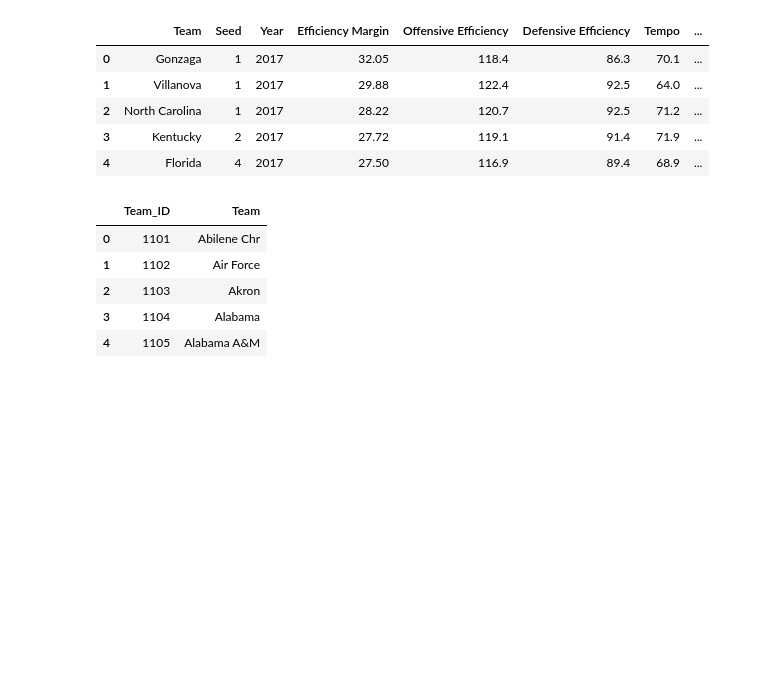
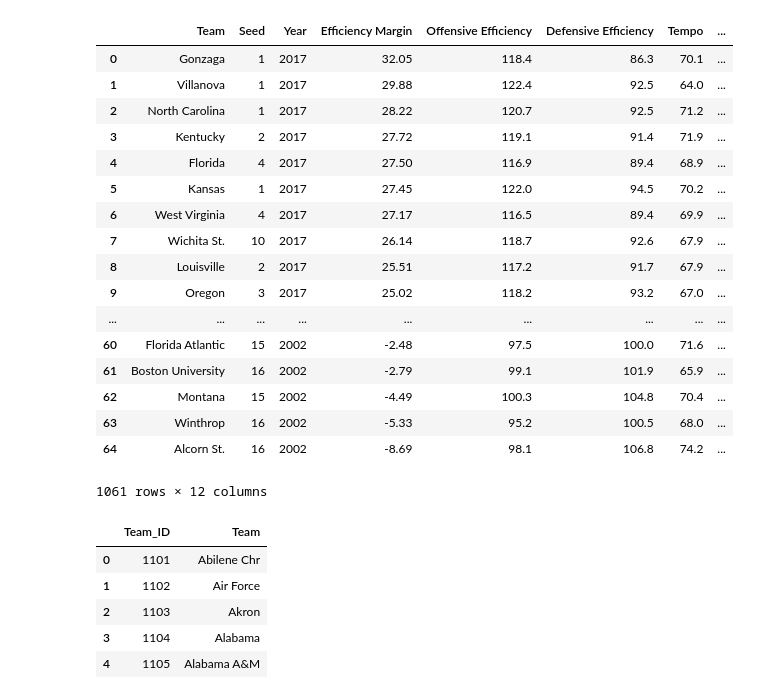
Before and after one commit to cshartrand/NCAA-March-Madness, a Jupyter notebook: Data-Cleaning.ipynb, the cells around one changed output. Drawn from its saved outputs; the diff is of its cells as text; code cells hidden in the pictures; blank space fills up the shorter version.

Commit message:
Combining the data

```diff
--- a/Data-Cleaning.ipynb
+++ b/Data-Cleaning.ipynb
@@ -1,15 +1,27 @@
 # %%
 import pandas as pd
 import numpy as np
-data  = pd.DataFrame.from_csv('ncaa-team-data.csv')
+data  = pd.DataFrame.from_csv('data/ncaa-team-data.csv')
 data
 # %% [output]
 |  | Team | Seed | Year | Efficiency Margin | Offensive Efficiency | Defensive Efficiency | Tempo | ... |
 | 0 | Gonzaga | 1 | 2017 | 32.05 | 118.4 | 86.3 | 70.1 | ... |
 | 1 | Villanova | 1 | 2017 | 29.88 | 122.4 | 92.5 | 64.0 | ... |
 | 2 | North Carolina | 1 | 2017 | 28.22 | 120.7 | 92.5 | 71.2 | ... |
 | 3 | Kentucky | 2 | 2017 | 27.72 | 119.1 | 91.4 | 71.9 | ... |
 | 4 | Florida | 4 | 2017 | 27.50 | 116.9 | 89.4 | 68.9 | ... |
+| 5 | Kansas | 1 | 2017 | 27.45 | 122.0 | 94.5 | 70.2 | ... |
+| 6 | West Virginia | 4 | 2017 | 27.17 | 116.5 | 89.4 | 69.9 | ... |
+| 7 | Wichita St. | 10 | 2017 | 26.14 | 118.7 | 92.6 | 67.9 | ... |
+| 8 | Louisville | 2 | 2017 | 25.51 | 117.2 | 91.7 | 67.9 | ... |
+| 9 | Oregon | 3 | 2017 | 25.02 | 118.2 | 93.2 | 67.0 | ... |
+| ... | ... | ... | ... | ... | ... | ... | ... | ... |
+| 60 | Florida Atlantic | 15 | 2002 | -2.48 | 97.5 | 100.0 | 71.6 | ... |
+| 61 | Boston University | 16 | 2002 | -2.79 | 99.1 | 101.9 | 65.9 | ... |
+| 62 | Montana | 15 | 2002 | -4.49 | 100.3 | 104.8 | 70.4 | ... |
+| 63 | Winthrop | 16 | 2002 | -5.33 | 95.2 | 100.5 | 68.0 | ... |
+| 64 | Alcorn St. | 16 | 2002 | -8.69 | 98.1 | 106.8 | 74.2 | ... |
+1061 rows × 12 columns
 # %%
 ID = pd.read_csv('ncaa-team-id.csv')
 ID.head()
```
Also changed, not shown: parts of 5 cells of this notebook, 1 other file.
